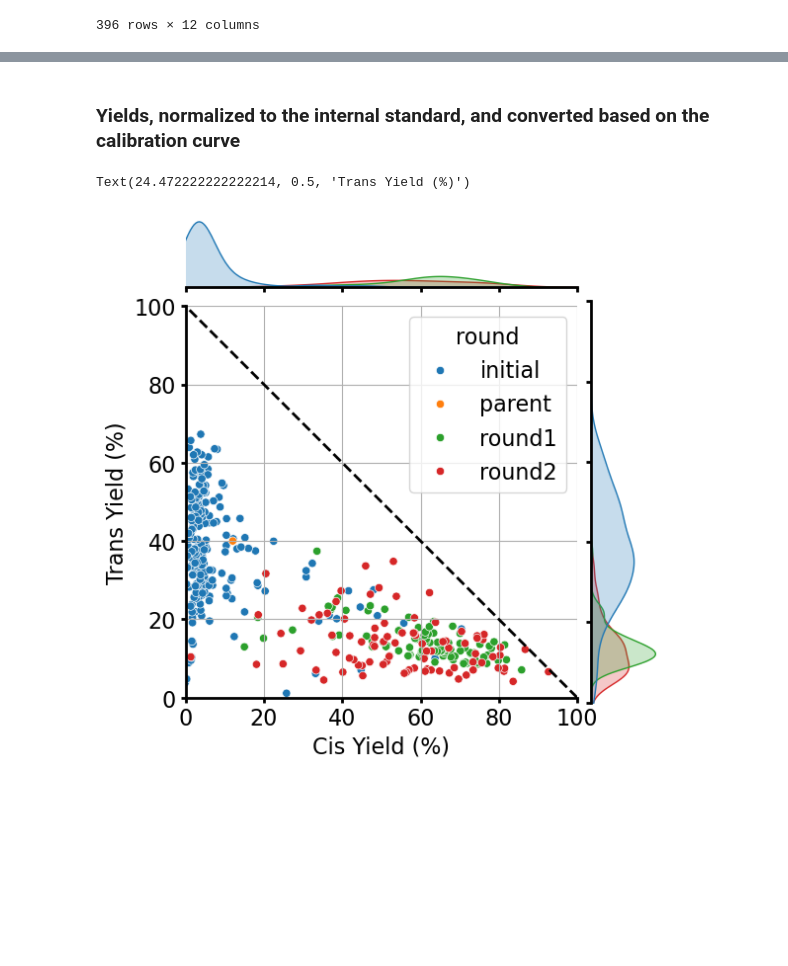
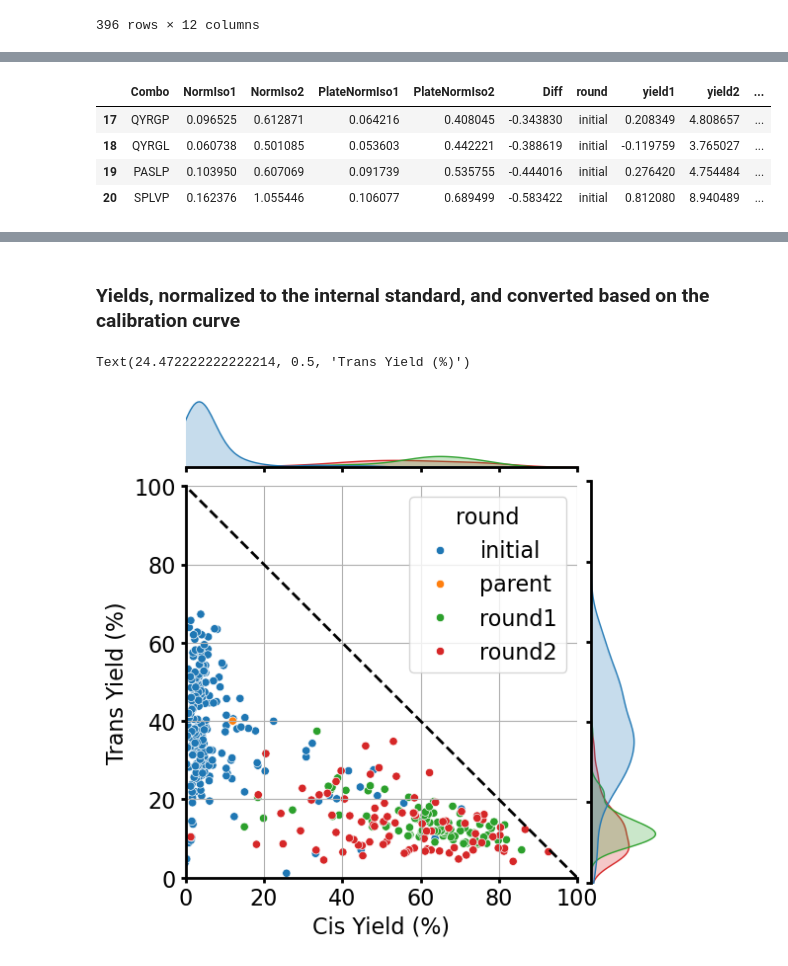
Before and after one commit to jsunn-y/ALDE, a Jupyter notebook: analysis/trajectory_visualization.ipynb, the cells around one changed output, grey strips where cells are left out. Cells and saved outputs as stored; diff of their text form; code cells hidden in the pictures; blank space fills up the shorter version.

```diff
--- a/analysis/trajectory_visualization.ipynb
+++ b/analysis/trajectory_visualization.ipynb
@@ -67,7 +67,7 @@ def plot_logo(batch, acquisition):
 
   return
 # %%
-df = pd.read_csv('../ParPgb_fitness_all.csv')
+df = pd.read_csv('ParPgb_fitness_all.csv')
 df['selectivity'] = df['yield1']/df['yield2']
 df['total_yield'] = df['yield1'] + df['yield2']
 df['yield_diff'] = df['yield1'] - df['yield2']
@@ -89,3 +105,11 @@ df.sort_values(by='yield_diff', ascending=False)
+# %%
+df[df['round'] == 'initial'][df['total_yield'] < 10]
+# %% [output]
+|  | Combo | NormIso1 | NormIso2 | PlateNormIso1 | PlateNormIso2 | Diff | round | yield1 | yield2 | ... |
+| 17 | QYRGP | 0.096525 | 0.612871 | 0.064216 | 0.408045 | -0.343830 | initial | 0.208349 | 4.808657 | ... |
+| 18 | QYRGL | 0.060738 | 0.501085 | 0.053603 | 0.442221 | -0.388619 | initial | -0.119759 | 3.765027 | ... |
+| 19 | PASLP | 0.103950 | 0.607069 | 0.091739 | 0.535755 | -0.444016 | initial | 0.276420 | 4.754484 | ... |
+| 20 | SPLVP | 0.162376 | 1.055446 | 0.106077 | 0.689499 | -0.583422 | initial | 0.812080 | 8.940489 | ... |
 # %%
 df[df['round'] == 'parent']
 # %% [output]
```
Also changed, not shown: parts of 1 cell of this notebook, 3 other files.
